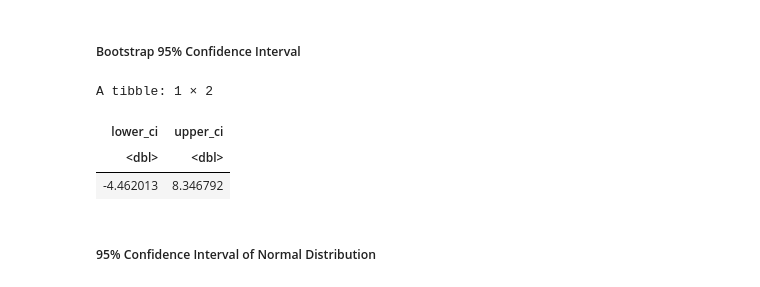
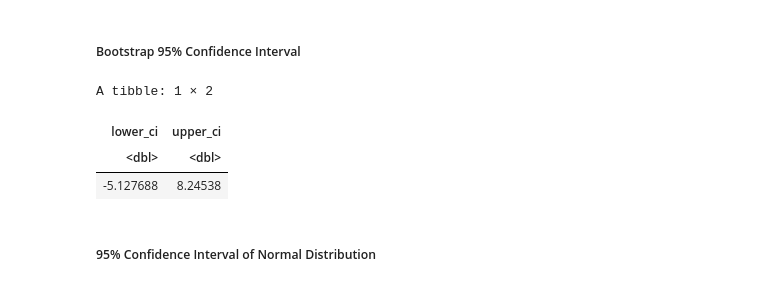
Before and after one commit to Zeeho-Lee/dsci-100-2022w2-group-36, a Jupyter notebook: Final Report.ipynb, the cells around one changed output. Cells and saved outputs as stored; diff of their text form; code cells hidden in the pictures.

```diff
--- a/Final Report.ipynb
+++ b/Final Report.ipynb
@@ -287,7 +287,7 @@ bootstrap_ci <-
     forestfires %>%
     specify(formula = area ~ month) %>%
     hypothesize(null = 'independence') %>%
-    generate(type = "bootstrap", reps = 1000) %>%
+    generate(type = "bootstrap", reps = 3000) %>%
     calculate(stat = "diff in means", order = c("aug", "feb")) %>%
     get_ci()
 
@@ -349,21 +350,21 @@ Since p-value of 0.51 is greater than 0.05, we do not reject the null hypothesis
 # %%
 # Calculating 95% Confidence Interval using Bootstrap infer function
 # This has been done in section 2.2.4 using the following method
 
-bootstrap_ci <-
-    forestfires %>%
-    specify(formula = area ~ month) %>%
-    hypothesize(null = 'independence') %>%
-    generate(type = "bootstrap", reps = 1000) %>%
-    calculate(stat = "diff in means", order = c("aug", "feb")) %>%
-    get_ci()
+# bootstrap_ci <-
+#     forestfires %>%
+#     specify(formula = area ~ month) %>%
+#     hypothesize(null = 'independence') %>%
+#     generate(type = "bootstrap", reps = 3000) %>%
+#     calculate(stat = "diff in means", order = c("aug", "feb")) %>%
+#     get_ci()
 
 bootstrap_ci
 # %% [output]
 A tibble: 1 × 2
 | lower_ci | upper_ci |
 | <dbl> | <dbl> |
-| -4.462013 | 8.346792 |
+| -5.127688 | 8.24538 |
 # %% [markdown]
 ##### 95% Confidence Interval of Normal Distribution
 # %%
```
Also changed, not shown: parts of 9 cells of this notebook.
